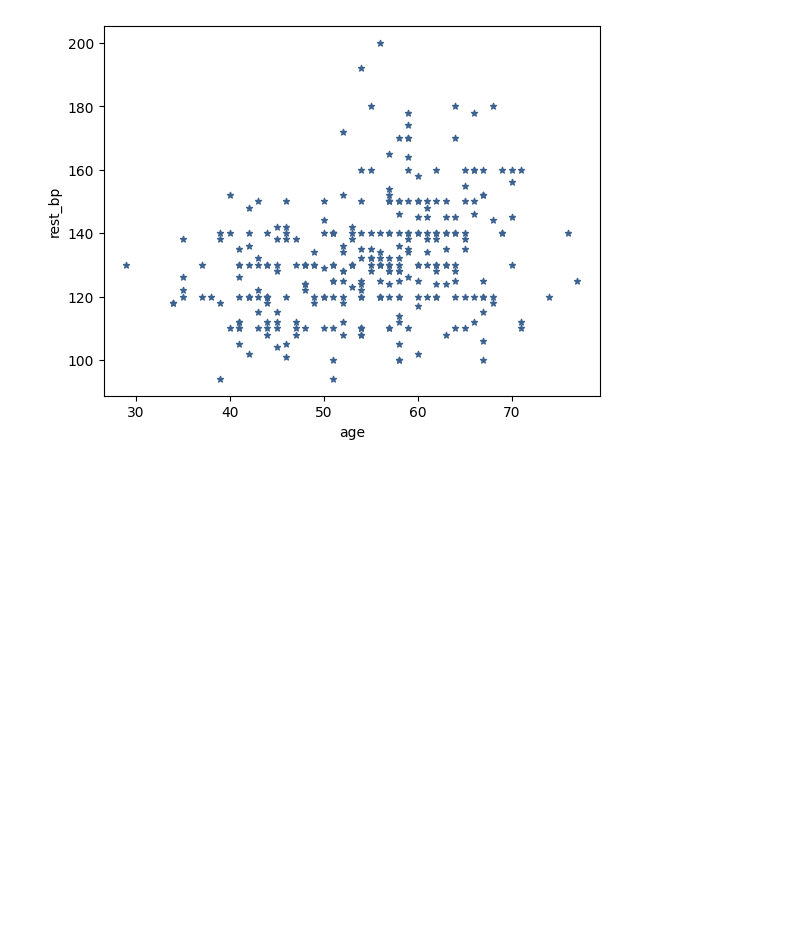
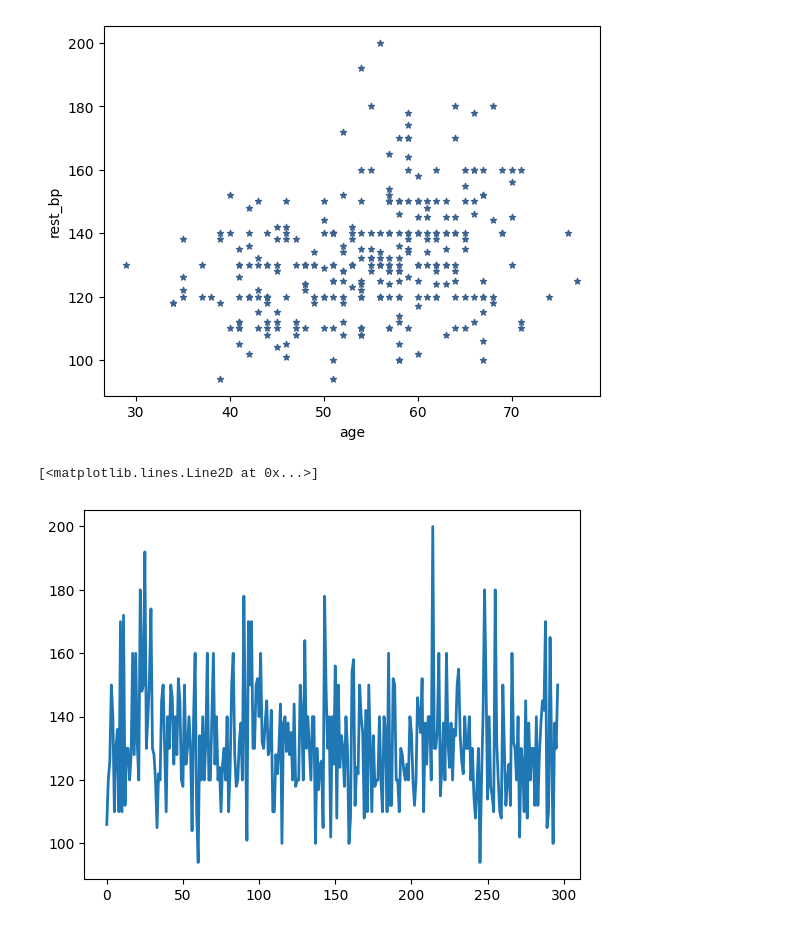
Before and after one commit to swadhinbiswas/pandasLearningbackup, a Jupyter notebook: matplotlib.ipynb, the cells around one changed output. Drawn from its saved outputs; the diff is of its cells as text; code cells hidden in the pictures; blank space fills up the shorter version.

```diff
--- a/matplotlib.ipynb
+++ b/matplotlib.ipynb
@@ -28,3 +28,9 @@ dataframe.plot(kind='scatter',x='age',y='rest_bp',color='#3c6290',marker='*')
 # %% [output]
 <Axes: xlabel='age', ylabel='rest_bp'>
 [figure]
+# %%
+maxhours=dataframe['max_hr']
+plt.plot(bp,linewidth=2)
+# %% [output]
+[<matplotlib.lines.Line2D at 0x...>]
+[figure, added]
```
Also changed, not shown: parts of 1 cell of this notebook.
